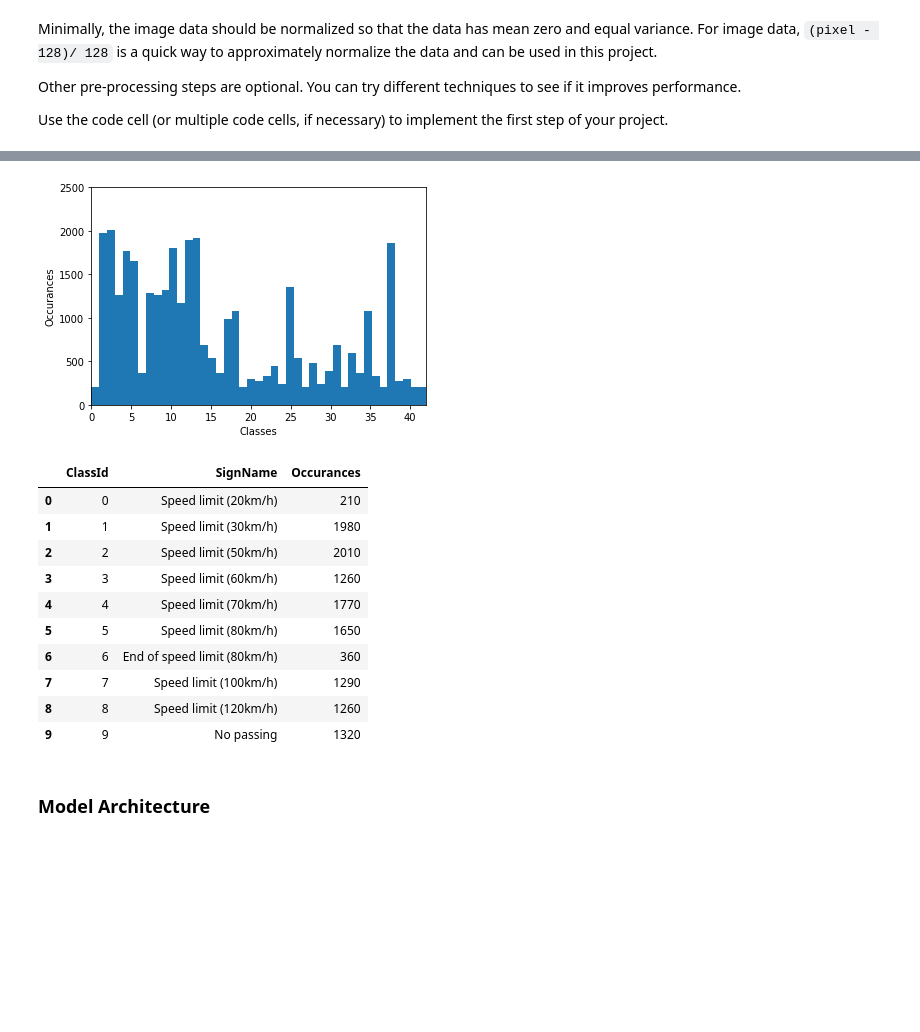
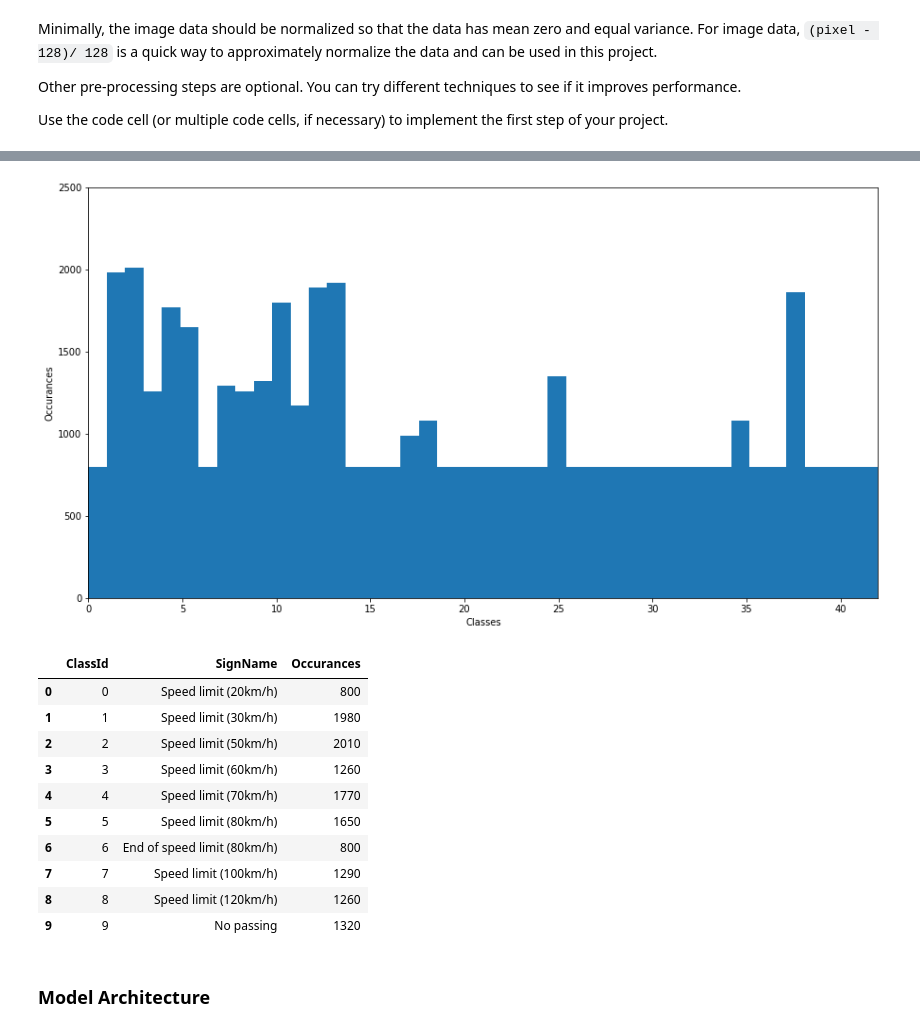
Before and after one commit to afourteia/CarND_Traffic_Sign_Classifier, a Jupyter notebook: Traffic_Sign_Classifier.ipynb, the cells around one changed output, grey strips where cells are left out. Drawn from its saved outputs; the diff is of its cells as text; code cells hidden in the pictures; blank space fills up the shorter version.

```diff
--- a/Traffic_Sign_Classifier.ipynb
+++ b/Traffic_Sign_Classifier.ipynb
@@ -135,7 +135,7 @@ The [Matplotlib](http://matplotlib.org/) [examples](http://matplotlib.org/exampl
 #DISPLAY 25 random images
 signimage = []
 examples = plt.figure()
-examples.set_figwidth(10)
+examples.set_figwidth(15)
 examples.set_figheight(10)
 for i in range(25):
     img = examples.add_subplot(5, 5, i + 1)
@@ -290,6 +293,7 @@ def improve_contrast(image_set):
 
 def clahe(image_set):
     '''
+    Improve the contrast of gray images using adaptive histogram equalization
     https://docs.opencv.org/3.1.0/d5/daf/tutorial_py_histogram_equalization.html
     '''
     image_contrast = []
@@ -478,7 +482,7 @@ def random_rotation(img):
     """
     rows,cols,depth = img.shape
     # Maximum roatation limit
-    ang = 40
+    ang = 15
     px = np.random.randint(-ang,ang)
     RT = cv2.getRotationMatrix2D((rows/2,cols/2), px,1.0)
     temp = cv2.warpAffine(img, RT, (cols,rows),flags=cv2.INTER_LINEAR)
@@ -554,10 +558,7 @@ Validation set
 bincount = np.bincount(y_train_norm)
 print("Distribution ", bincount)
 print("Mean ",np.mean(bincount))
-threshold = 500
-# class_indices = np.array(np.where(bincount < threshold))
-# class_indices = class_indices[0]
-# class_indices = class_indices + 1
+threshold = 800
 print('X_train_norm, y_train_norm shapes:', X_train_norm.shape, y_train_norm.shape)
 print('X_train, y_train shapes:', X_train.shape, y_train.shape)
 print('Augmenting...')
@@ -658,26 +662,26 @@ Shape of X_test (12630, 32, 32, 1) Shape of y_test (12630,)
 # %%
-# Class distrubtion of the training set
+# Class distribution of the training set
 Distribution, bins = np.histogram(y_train, bins = n_classes)
+plt.figure(figsize=(15, 8))
 plt.hist(y_train,n_classes)
 plt.axis([0,n_classes-1,0,2500])
 plt.xlabel("Classes")
 plt.ylabel("Occurances")
 plt.show()
 
-
 index = np.unique(y_train)
 signnames_pd['Occurances'] = pd.Se= pd.Series(Distribution, index)
 signnames_pd.head(10)
 # %% [output]
-[figure, old version]
+[figure, new version]
 |  | ClassId | SignName | Occurances |
-| 0 | 0 | Speed limit (20km/h) | 210 |
+| 0 | 0 | Speed limit (20km/h) | 800 |
 | 1 | 1 | Speed limit (30km/h) | 1980 |
 | 2 | 2 | Speed limit (50km/h) | 2010 |
 | 3 | 3 | Speed limit (60km/h) | 1260 |
 | 4 | 4 | Speed limit (70km/h) | 1770 |
 | 5 | 5 | Speed limit (80km/h) | 1650 |
-| 6 | 6 | End of speed limit (80km/h) | 360 |
+| 6 | 6 | End of speed limit (80km/h) | 800 |
 | 7 | 7 | Speed limit (100km/h) | 1290 |
 | 8 | 8 | Speed limit (120km/h) | 1260 |
 | 9 | 9 | No passing | 1320 |
```
Also changed, not shown: parts of 20 cells of this notebook, 3 other files.
